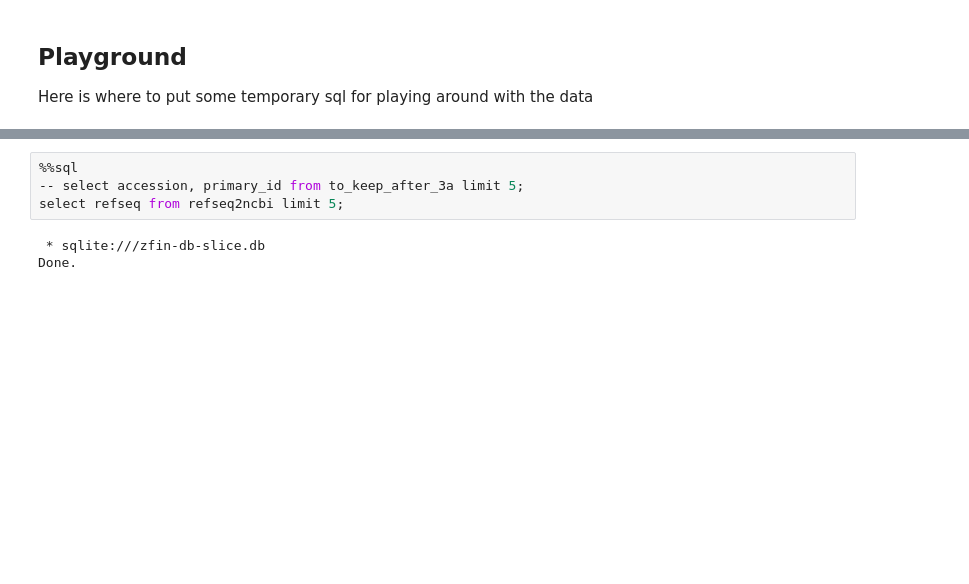
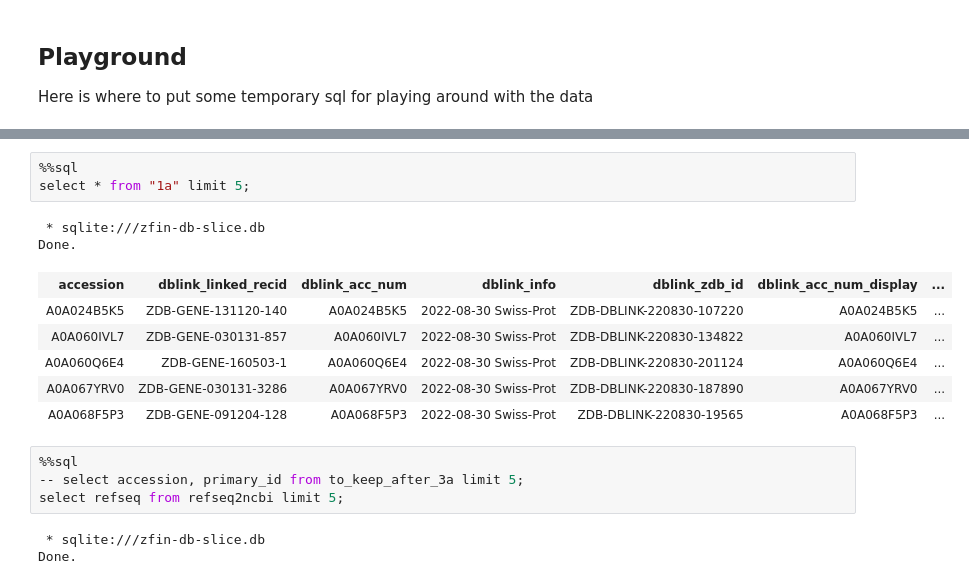
Before and after one commit to rtaylorzfin/8395-uniprot-notebook, a Jupyter notebook: uniprot_8395.ipynb, the cells around one changed output, grey strips where cells are left out. Cells and saved outputs as stored; diff of their text form; blank space fills up the shorter version.

```diff
--- a/uniprot_8395.ipynb
+++ b/uniprot_8395.ipynb
@@ -837,3 +866,15 @@ Here is where to put some temporary sql for playing around with the data
+# %%
+%%sql
+select * from "1a" limit 5;
+# %% [output]
+ * sqlite:///zfin-db-slice.db
+Done.
+| accession | dblink_linked_recid | dblink_acc_num | dblink_info | dblink_zdb_id | dblink_acc_num_display | ... |
+| A0A024B5K5 | ZDB-GENE-131120-140 | A0A024B5K5 | 2022-08-30 Swiss-Prot | ZDB-DBLINK-220830-107220 | A0A024B5K5 | ... |
+| A0A060IVL7 | ZDB-GENE-030131-857 | A0A060IVL7 | 2022-08-30 Swiss-Prot | ZDB-DBLINK-220830-134822 | A0A060IVL7 | ... |
+| A0A060Q6E4 | ZDB-GENE-160503-1 | A0A060Q6E4 | 2022-08-30 Swiss-Prot | ZDB-DBLINK-220830-201124 | A0A060Q6E4 | ... |
+| A0A067YRV0 | ZDB-GENE-030131-3286 | A0A067YRV0 | 2022-08-30 Swiss-Prot | ZDB-DBLINK-220830-187890 | A0A067YRV0 | ... |
+| A0A068F5P3 | ZDB-GENE-091204-128 | A0A068F5P3 | 2022-08-30 Swiss-Prot | ZDB-DBLINK-220830-19565 | A0A068F5P3 | ... |
 # %%
 %%sql
 -- select accession, primary_id from to_keep_after_3a limit 5;
```
Also changed, not shown: parts of 5 cells of this notebook, 5 other files.
